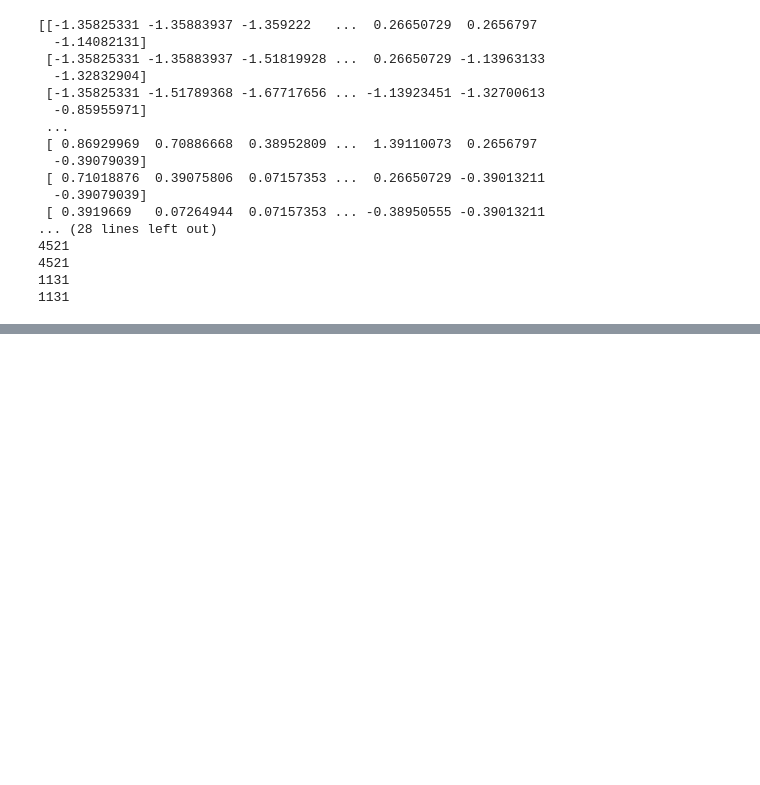
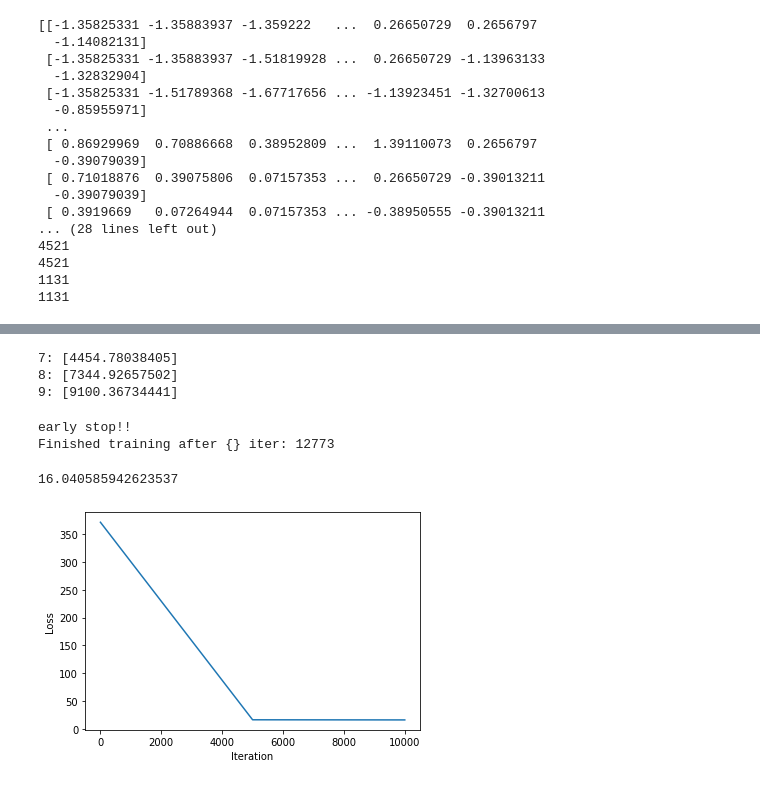
Before and after one commit to WilhelmSonne55/ML2020_NTU, a Jupyter notebook: hw1/playground.ipynb, the cells around one changed output, grey strips where cells are left out. Drawn from its saved outputs; the diff is of its cells as text; code cells hidden in the pictures; blank space fills up the shorter version.

```diff
--- a/hw1/playground.ipynb
+++ b/hw1/playground.ipynb
@@ -68,0 +163,9 @@ print(len(y_validation))
+# %%
+for i in range(0,18):
+  corr = np.correlate(x_validation[:,81:90].flatten(), x_validation[:,i*9:i*9+9].flatten())
+  if abs(corr) > 4000:
+    print(str(i) + ':', corr)
+# %% [output]
+7: [4454.78038405]
+8: [7344.92657502]
+9: [9100.36734441]
@@ -78,6 +196,46 @@ def pltloss(y_loss, x_iter, learning_rate):
   plt.plot(x_iter, y_loss, label =  'learning_rate:' + str(learning_rate))
   plt.ylabel('Loss')
   plt.xlabel('Iteration')
+# %%
+# Gradient Descent
+def calWeightGD(x, y, x_val, y_val, iter_time, learning_rate = 0.005, plot = False):
+  if learning_rate > 1:
+    print('learning_rate too large, set to 0.005')
+    learning_rate = 0.005
+
+  dim_col, dim_row = x.shape
+  w = np.zeros([dim_row+1, 1])
+  x_train = np.concatenate((np.ones([dim_col, 1]), x), axis = 1).astype(float)
+
+  min_error = 1000
+  early_stop_cnt = 0
+  if plot == True:
+    y_loss = list()
+    x_iter = list()
+  for t in range(iter_time):
+      y_ = np.dot(x_train, w)
+      loss = calCost(x, w, y)
+      if t%5000 == 0 and plot == True:
+        #print('loss:',loss)
+        x_iter.append(t)
+        y_loss.append(loss)
+      gradient = np.dot(x_train.transpose(), y_ - y)/dim_col
+      w = w - learning_rate * gradient
+
+      cost_val = calCost(x_val, w, y_val)
+      if(cost_val < min_error):
+        min_error = cost_val
+        early_stop_cnt = 0
+      else:
+        early_stop_cnt +=1
+
+      if early_stop_cnt > 200:
+        print('early stop!!')
+        break
+  print('Finished training after {} iter:', t)
+  if plot == True:
+    pltloss(y_loss, x_iter, learning_rate)
+  return w, cost_val
 # %%
 # Adagrad
 def calWeightAdagrad(x, y, x_val, y_val, iter_time, learning_rate, plot = False):
@@ -117,3 +275,11 @@ def calWeightAdagrad(x, y, x_val, y_val, iter_time, learning_rate, plot = False)
   if plot == True:
     pltloss(y_loss, x_iter, learning_rate)
   return w, cost_val
+# %%
+w, error = calWeightGD(x_train_set, y_train_set, x_validation, y_validation , 50000, 0.01, True)
+error
+# %% [output]
+early stop!!
+Finished training after {} iter: 12773
+16.040585942623537
+[figure, added]
```
Also changed, not shown: parts of 100 cells of this notebook.
